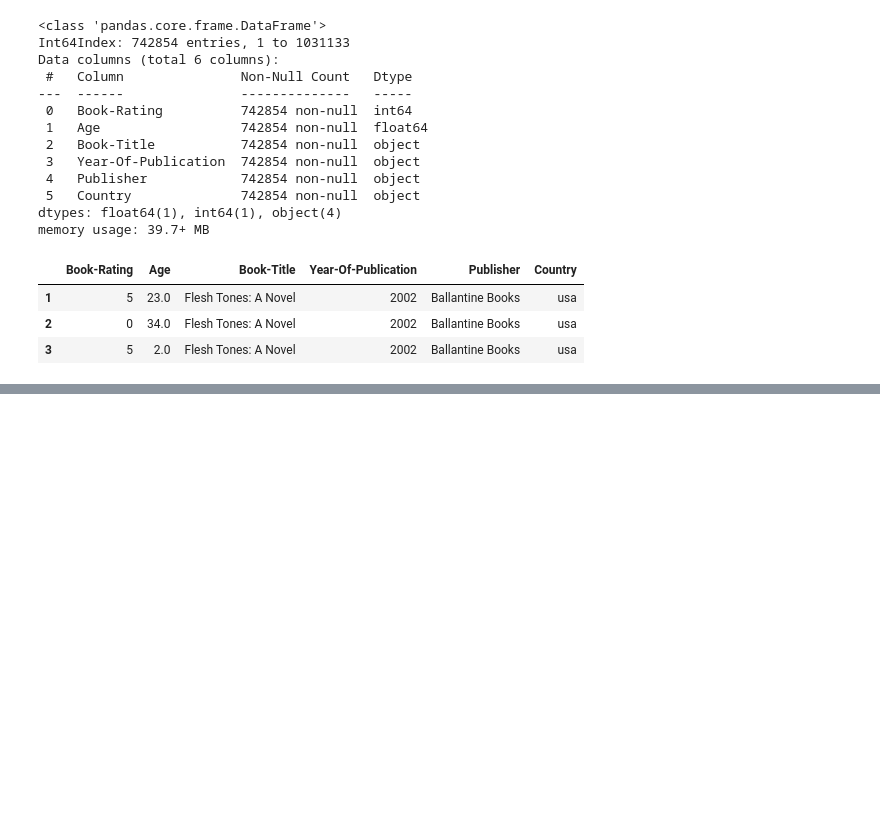
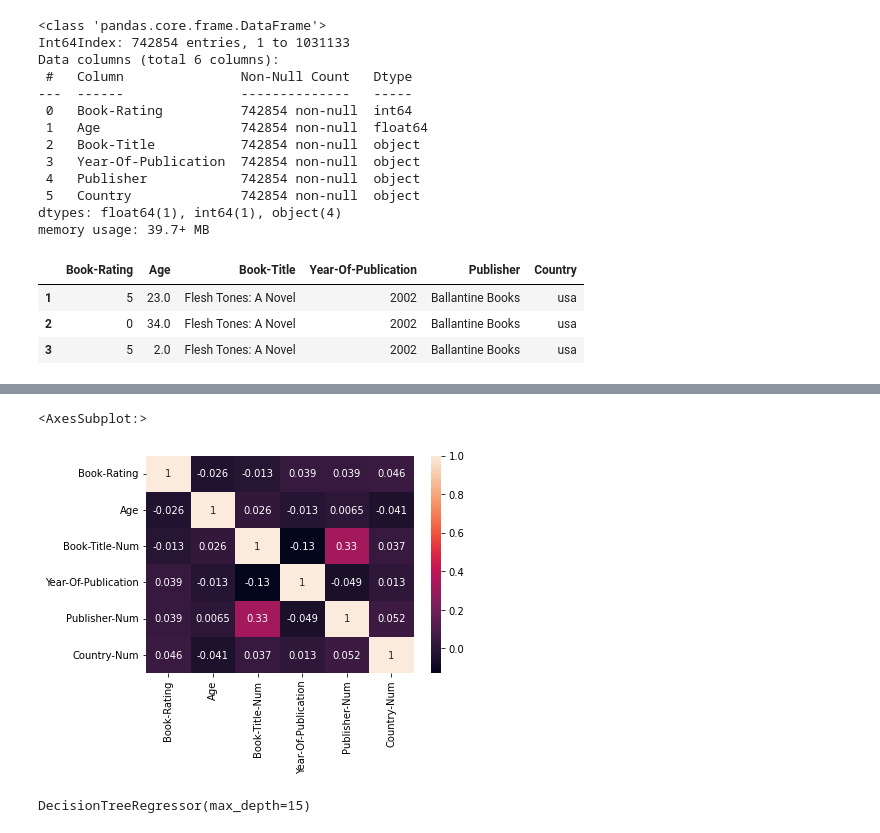
Before and after one commit to Wintec-Yuda/Project-akhir-MSIB, a Jupyter notebook: klasifikasi-buku.ipynb, the cells around one changed output, grey strips where cells are left out. Cells and saved outputs as stored; diff of their text form; code cells hidden in the pictures; blank space fills up the shorter version.

```diff
--- a/klasifikasi-buku.ipynb
+++ b/klasifikasi-buku.ipynb
@@ -184,0 +303,2 @@ data6 = data5.copy()
+# %%
+data8 = pd.read_csv('data8.csv')
@@ -184,0 +307,7 @@ data6 = data5.copy()
+# %%
+data8_corr = data8.corr()
+# %%
+sns.heatmap(data8_corr,annot=True)
+# %% [output]
+<AxesSubplot:>
+[figure, added]
@@ -184,0 +324,5 @@ data6 = data5.copy()
+# %%
+decission_tree = DecisionTreeRegressor(max_depth=15)
+decission_tree.fit(X_train, y_train)
+# %% [output]
+DecisionTreeRegressor(max_depth=15)
```
Also changed, not shown: parts of 31 cells of this notebook.
